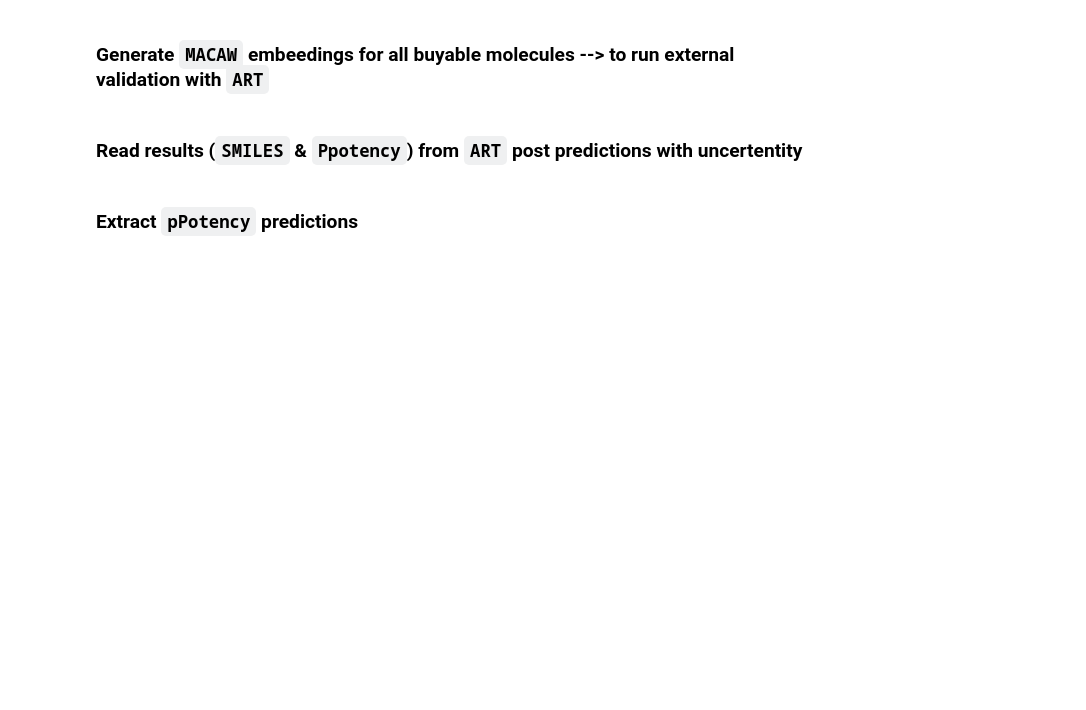
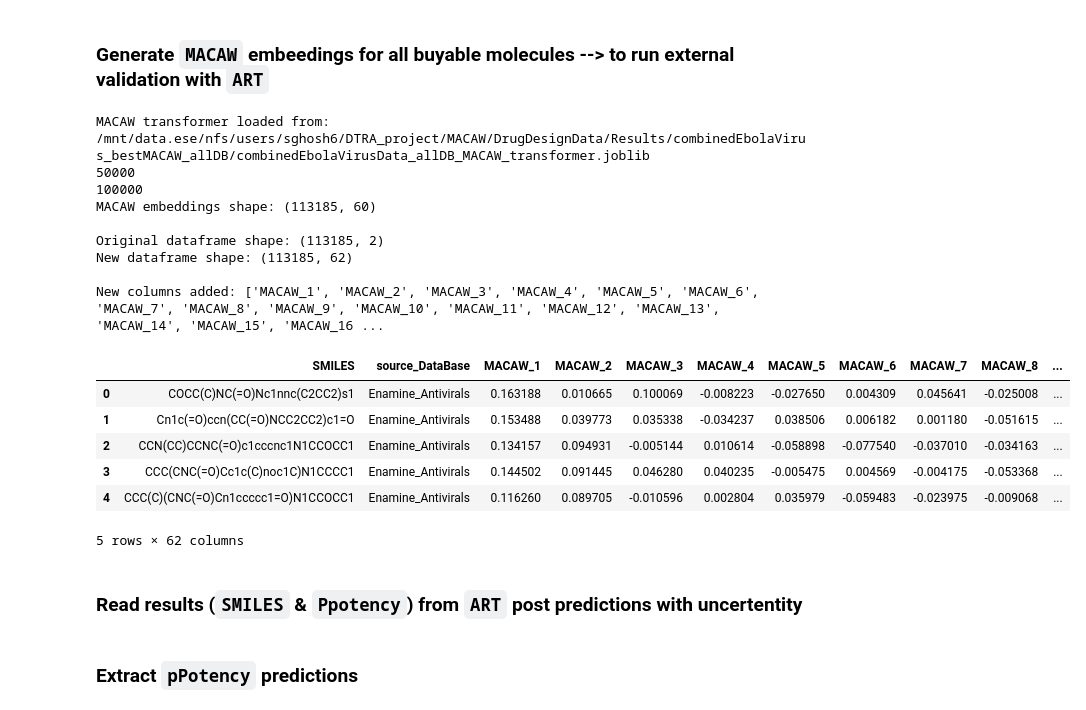
Before and after one commit to soumyadeepghosh35/DTRA_DrugDesign, a Jupyter notebook: DTRA_project_notebooks/Step3_MACAW_virus-combinedEbola_allDB.ipynb, the cells around one changed output. Drawn from its saved outputs; the diff is of its cells as text; code cells hidden in the pictures; blank space fills up the shorter version.

```diff
--- a/DTRA_project_notebooks/Step3_MACAW_virus-combinedEbola_allDB.ipynb
+++ b/DTRA_project_notebooks/Step3_MACAW_virus-combinedEbola_allDB.ipynb
@@ -892,7 +892,7 @@ Saved: /mnt/data.ese/nfs/users/sghosh6/DTRA_project/MACAW/DrugDesignData/Results
 mcw.fit(combinedEbolaVirusData_allDB['Smiles'], combinedEbolaVirusData_allDB['pPotency'])
 
 # Save MACAW transformer
-macaw_save_path = os.path.join(modelBuildingDataDir, "combinedEbolaVirusData_allDB_MACAW_transformer.joblib")
+macaw_save_path = os.path.join(saveDir, "combinedEbolaVirusData_allDB_MACAW_transformer.joblib")
 with open(macaw_save_path, 'wb') as f:
     pickle.dump(mcw, f)
 print(f"MACAW transformer saved to: {macaw_save_path}")
@@ -1156,35 +1201,52 @@ Ebola_all_Buyable_AntiVirals
 # 1. LOAD MACAW TRANSFORMER AND GENERATE EMBEDDINGS
 # ---------------------------
 # Load the previously saved MACAW transformer
-macaw_load_path = os.path.join(modelBuildingDataDir, "combinedEbolaVirusData_allDB_MACAW_transformer.joblib")
+macaw_load_path = os.path.join(saveDir, "combinedEbolaVirusData_allDB_MACAW_transformer.joblib")
 with open(macaw_load_path, 'rb') as f:
     mcw = pickle.load(f)
 print(f"MACAW transformer loaded from: {macaw_load_path}")
 
 # Transform SMILES to get embeddings
 macaw_embeddings = mcw.transform(Ebola_all_Buyable_AntiVirals['SMILES'])
 
 print(f"MACAW embeddings shape: {macaw_embeddings.shape}")
 
 # ---------------------------
 # 2. CREATE DATAFRAME WITH EMBEDDINGS
 # ---------------------------
 # Convert embeddings to DataFrame with column names
 embedding_columns = [f'MACAW_{i+1}' for i in range(macaw_embeddings.shape[1])]
 macaw_df = pd.DataFrame(macaw_embeddings, columns=embedding_columns, index=Ebola_all_Buyable_AntiVirals.index)
 
 # ---------------------------
 # 3. CONCATENATE WITH ORIGINAL DATAFRAME
 # ---------------------------
 Ebola_all_Buyable_AntiVirals_wMACAW = pd.concat([Ebola_all_Buyable_AntiVirals, macaw_df], axis=1)
 
 print(f"\nOriginal dataframe shape: {Ebola_all_Buyable_AntiVirals.shape}")
 print(f"New dataframe shape: {Ebola_all_Buyable_AntiVirals_wMACAW.shape}")
 print(f"\nNew columns added: {list(macaw_df.columns)}")
 
 # Display first few rows
-Ebola_all_Buyable_AntiVirals_wMACAW.to_csv(os.path.join(modelBuildingDataDir, "Ebola_all_Buyable_AntiVirals_wMACAW.csv"), index=False)
+Ebola_all_Buyable_AntiVirals_wMACAW.to_csv(os.path.join(saveDir, "Ebola_all_Buyable_AntiVirals_wMACAW.csv"), index=False)
 Ebola_all_Buyable_AntiVirals_wMACAW.head()
+# %% [output]
+MACAW transformer loaded from: /mnt/data.ese/nfs/users/sghosh6/DTRA_project/MACAW/DrugDesignData/Results/combinedEbolaVirus_bestMACAW_allDB/combinedEbolaVirusData_allDB_MACAW_transformer.joblib
+50000
+100000
+MACAW embeddings shape: (113185, 60)
+
+Original dataframe shape: (113185, 2)
+New dataframe shape: (113185, 62)
+
+New columns added: ['MACAW_1', 'MACAW_2', 'MACAW_3', 'MACAW_4', 'MACAW_5', 'MACAW_6', 'MACAW_7', 'MACAW_8', 'MACAW_9', 'MACAW_10', 'MACAW_11', 'MACAW_12', 'MACAW_13', 'MACAW_14', 'MACAW_15', 'MACAW_16 ...
+|  | SMILES | source_DataBase | MACAW_1 | MACAW_2 | MACAW_3 | MACAW_4 | MACAW_5 | MACAW_6 | MACAW_7 | MACAW_8 | ... |
+| 0 | COCC(C)NC(=O)Nc1nnc(C2CC2)s1 | Enamine_Antivirals | 0.163188 | 0.010665 | 0.100069 | -0.008223 | -0.027650 | 0.004309 | 0.045641 | -0.025008 | ... |
+| 1 | Cn1c(=O)ccn(CC(=O)NCC2CC2)c1=O | Enamine_Antivirals | 0.153488 | 0.039773 | 0.035338 | -0.034237 | 0.038506 | 0.006182 | 0.001180 | -0.051615 | ... |
+| 2 | CCN(CC)CCNC(=O)c1cccnc1N1CCOCC1 | Enamine_Antivirals | 0.134157 | 0.094931 | -0.005144 | 0.010614 | -0.058898 | -0.077540 | -0.037010 | -0.034163 | ... |
+| 3 | CCC(CNC(=O)Cc1c(C)noc1C)N1CCCC1 | Enamine_Antivirals | 0.144502 | 0.091445 | 0.046280 | 0.040235 | -0.005475 | 0.004569 | -0.004175 | -0.053368 | ... |
+| 4 | CCC(C)(CNC(=O)Cn1ccccc1=O)N1CCOCC1 | Enamine_Antivirals | 0.116260 | 0.089705 | -0.010596 | 0.002804 | 0.035979 | -0.059483 | -0.023975 | -0.009068 | ... |
+5 rows × 62 columns
 # %% [markdown]
 ### Read results (`SMILES` & `Ppotency`) from `ART` post predictions with uncertentity
 # %%
```
Also changed, not shown: parts of 29 cells of this notebook.
